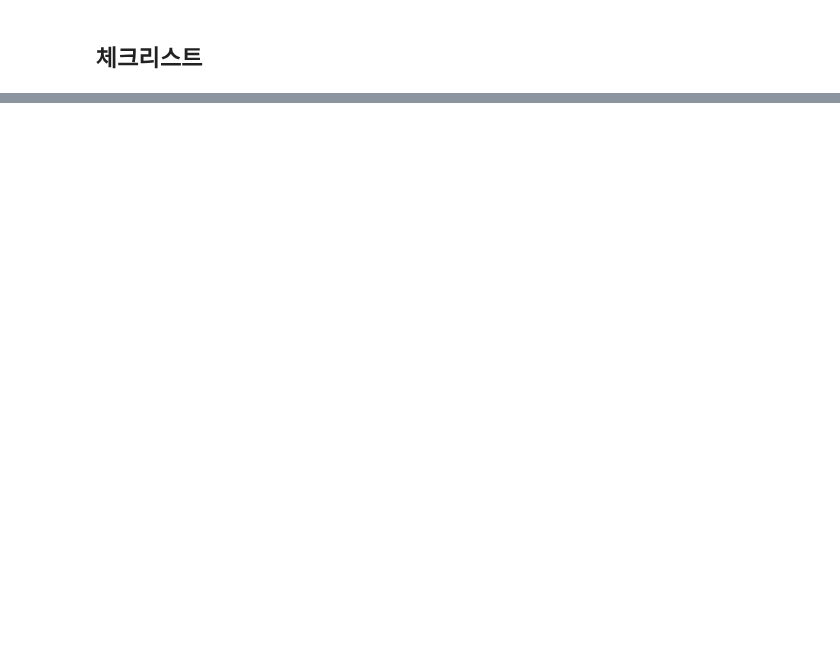
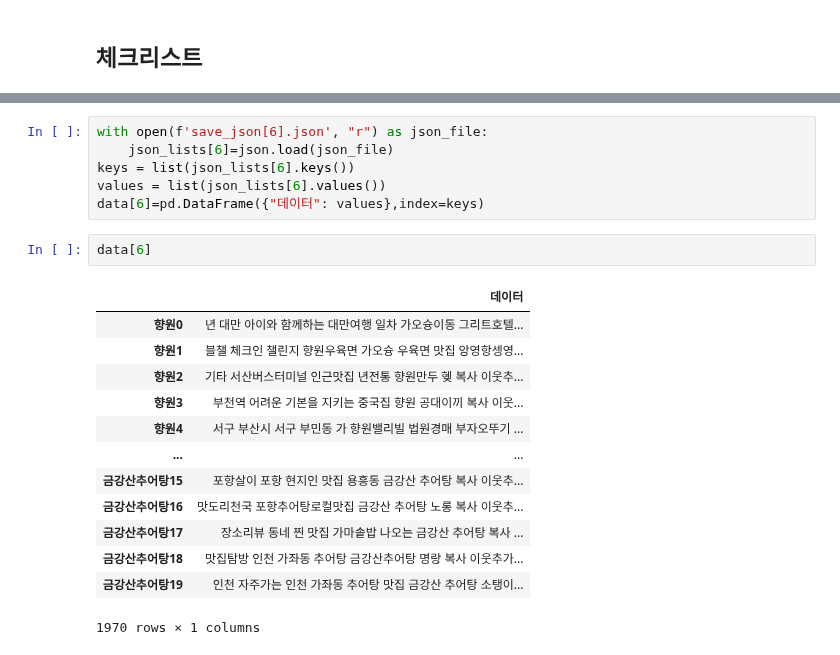
Before and after one commit to sim5132004/final, a Jupyter notebook: 03_심성보/다른곳에서 스크랩핑/최종_다른곳에서 스크랩핑/맞추기.ipynb, the cells around one changed output, grey strips where cells are left out. Cells and saved outputs as stored; diff of their text form; blank space fills up the shorter version.

```diff
--- a/03_심성보/다른곳에서 스크랩핑/최종_다른곳에서 스크랩핑/맞추기.ipynb
+++ b/03_심성보/다른곳에서 스크랩핑/최종_다른곳에서 스크랩핑/맞추기.ipynb
@@ -117,0 +270,22 @@ def update_keyward_from_oracle(target_url,list_name):
+# %%
+with open(f'save_json[6].json', "r") as json_file:
+    json_lists[6]=json.load(json_file)
+keys = list(json_lists[6].keys())
+values = list(json_lists[6].values())
+data[6]=pd.DataFrame({"데이터": values},index=keys)
+# %%
+data[6]
+# %% [output]
+|  | 데이터 |
+| 향원0 | 년 대만 아이와 함께하는 대만여행 일차 가오슝이동 그리트호텔... |
+| 향원1 | 블챌 체크인 챌린지 향원우육면 가오슝 우육면 맛집 앙영항셍영... |
+| 향원2 | 기타 서산버스터미널 인근맛집 년전통 향원만두 혲 복사 이웃추... |
+| 향원3 | 부천역 어려운 기본을 지키는 중국집 향원 공대이끼 복사 이웃... |
+| 향원4 | 서구 부산시 서구 부민동 가 향원밸리빌 법원경매 부자오뚜기 ... |
+| ... | ... |
+| 금강산추어탕15 | 포항살이 포항 현지인 맛집 용흥동 금강산 추어탕 복사 이웃추... |
+| 금강산추어탕16 | 맛도리천국 포항추어탕로컬맛집 금강산 추어탕 노롱 복사 이웃추... |
+| 금강산추어탕17 | 장소리뷰 동네 찐 맛집 가마솥밥 나오는 금강산 추어탕 복사 ... |
+| 금강산추어탕18 | 맛집탐방 인천 가좌동 추어탕 금강산추어탕 명랑 복사 이웃추가... |
+| 금강산추어탕19 | 인천 자주가는 인천 가좌동 추어탕 맛집 금강산 추어탕 소탱이... |
+1970 rows × 1 columns
```
Also changed, not shown: parts of 21 cells of this notebook, 22 other files.
